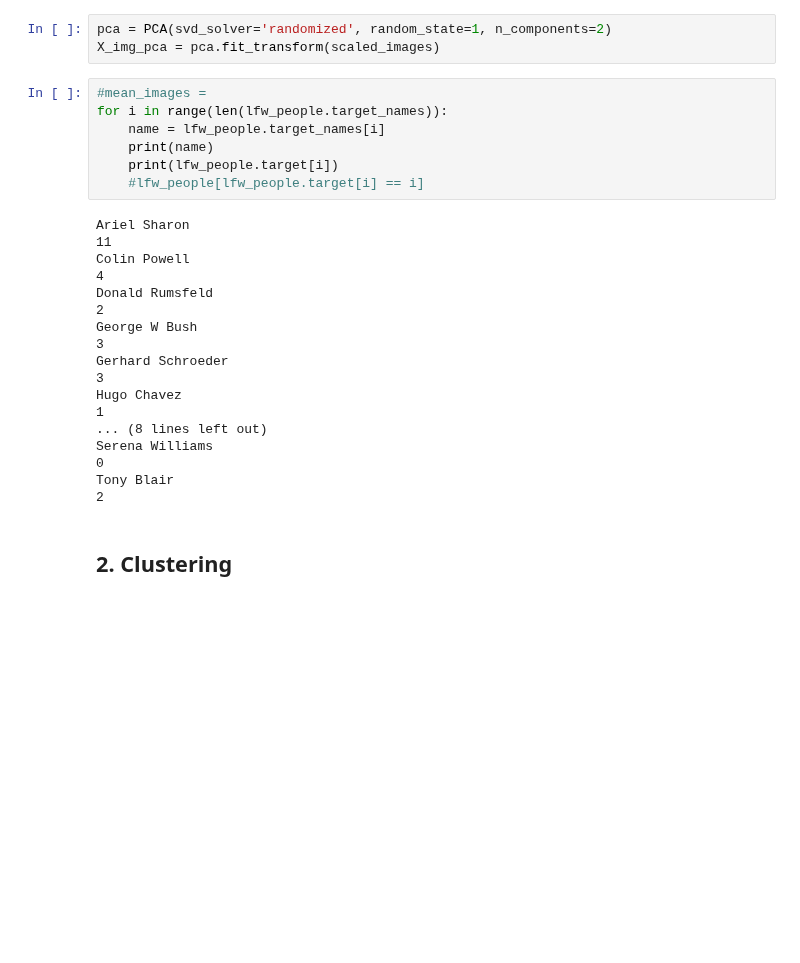
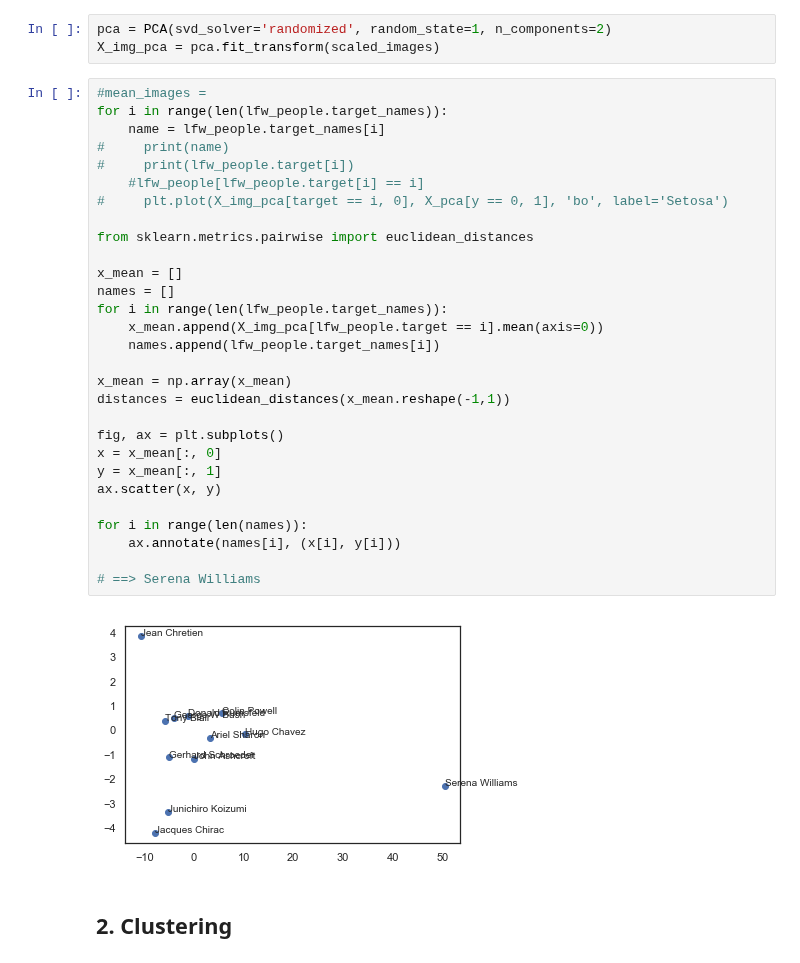
Before and after one commit to eldaniz/mlcourse.ai, a Jupyter notebook: jupyter_english/assignments_fall2018/assignment7_pca_clustering.ipynb, the cells around one changed output. Cells and saved outputs as stored; diff of their text form; blank space fills up the shorter version.

```diff
--- a/jupyter_english/assignments_fall2018/assignment7_pca_clustering.ipynb
+++ b/jupyter_english/assignments_fall2018/assignment7_pca_clustering.ipynb
@@ -258,31 +237,37 @@ To answer this question, take the first two principal components from the rescal
 # %%
 pca = PCA(svd_solver='randomized', random_state=1, n_components=2)
 X_img_pca = pca.fit_transform(scaled_images)
-# %%
-#mean_images =
-for i in range(len(lfw_people.target_names)):
-    name = lfw_people.target_names[i]
-    print(name)
-    print(lfw_people.target[i])
-    #lfw_people[lfw_people.target[i] == i]
-# %% [output]
-Ariel Sharon
-11
-Colin Powell
-4
-Donald Rumsfeld
-2
-George W Bush
-3
-Gerhard Schroeder
-3
-Hugo Chavez
-1
-... (8 lines left out)
-Serena Williams
-0
-Tony Blair
-2
+# %%
+#mean_images =
+for i in range(len(lfw_people.target_names)):
+    name = lfw_people.target_names[i]
+#     print(name)
+#     print(lfw_people.target[i])
+    #lfw_people[lfw_people.target[i] == i]
+#     plt.plot(X_img_pca[target == i, 0], X_pca[y == 0, 1], 'bo', label='Setosa')
+
+from sklearn.metrics.pairwise import euclidean_distances
+
+x_mean = []
+names = []
+for i in range(len(lfw_people.target_names)):
+    x_mean.append(X_img_pca[lfw_people.target == i].mean(axis=0))
+    names.append(lfw_people.target_names[i])
+
+x_mean = np.array(x_mean)
+distances = euclidean_distances(x_mean.reshape(-1,1))
+
+fig, ax = plt.subplots()
+x = x_mean[:, 0]
+y = x_mean[:, 1]
+ax.scatter(x, y)
+
+for i in range(len(names)):
+    ax.annotate(names[i], (x[i], y[i]))
+
+# ==> Serena Williams
+# %% [output]
+[figure, added]
 # %% [markdown]
 ## 2. Clustering
 # %% [markdown]
```
Also changed, not shown: parts of 10 cells of this notebook, 4 other files.
